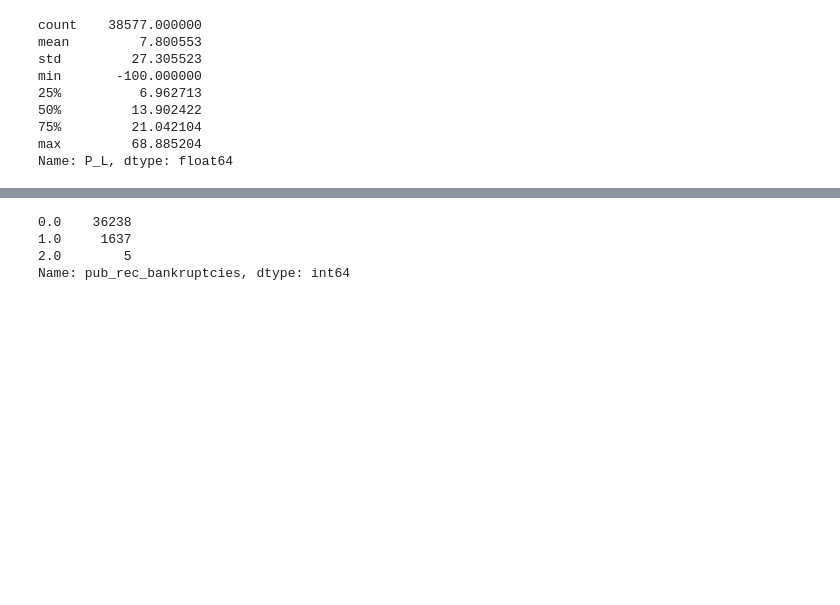
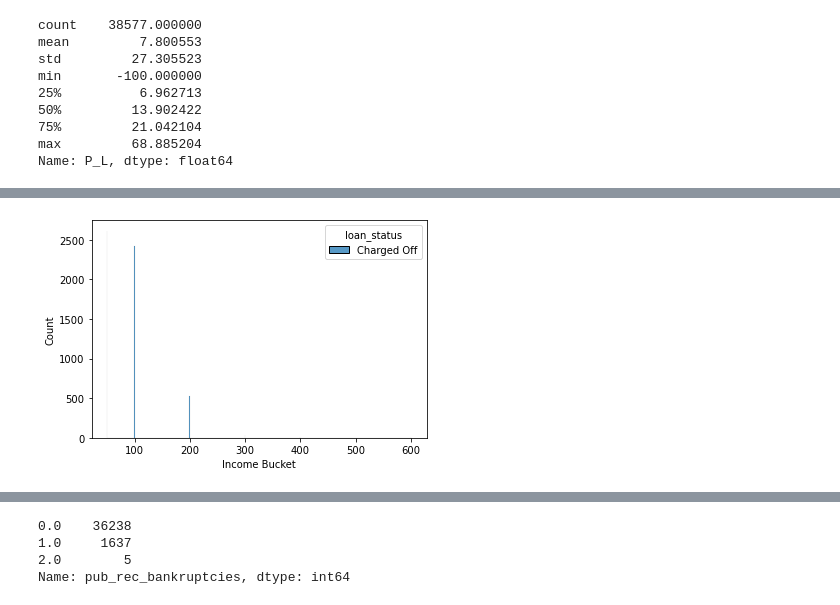
Before and after one commit to RujDha/LendingClub-CaseStudy, a Jupyter notebook: Lending_Club_CaseStudy.ipynb, the cells around one changed output, grey strips where cells are left out. Cells and saved outputs as stored; diff of their text form; code cells hidden in the pictures; blank space fills up the shorter version.

```diff
--- a/Lending_Club_CaseStudy.ipynb
+++ b/Lending_Club_CaseStudy.ipynb
@@ -267,0 +488,8 @@ loan_df_FP = loan_df[loan_df.loan_status == "Fully Paid"] #Fully Paid loan recor
+# %%
+# Defaulters count across income buckets
+
+sns.histplot(binwidth=0.9, x="income_b", hue="loan_status", data=loan_df_CO, stat="count", multiple="dodge")
+plt.xlabel('Income Bucket')
+plt.show()
+# %% [output]
+[figure, added]
```
Also changed, not shown: parts of 58 cells of this notebook, 2 other files.
